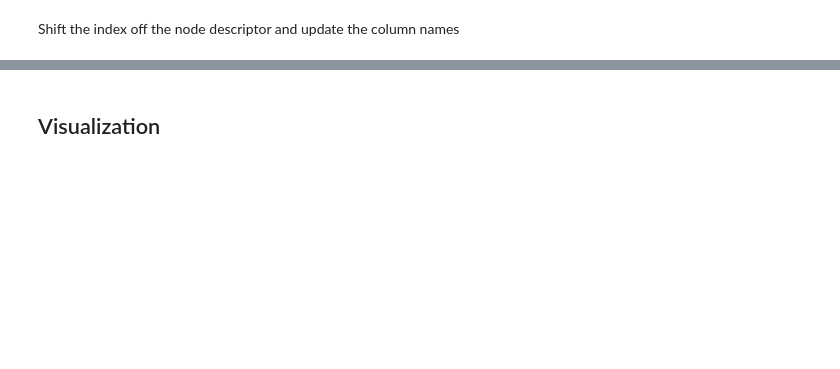
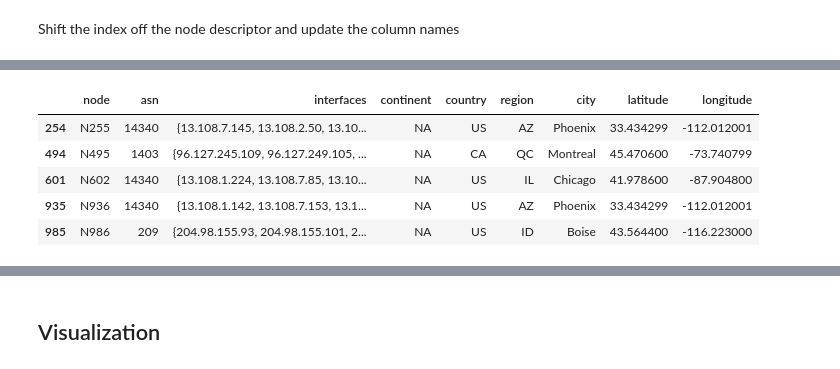
Before and after one commit to auto-d/itdk_eda, a Jupyter notebook: itdk_analysis.ipynb, the cells around one changed output, grey strips where cells are left out. Cells and saved outputs as stored; diff of their text form; code cells hidden in the pictures; blank space fills up the shorter version.

```diff
--- a/itdk_analysis.ipynb
+++ b/itdk_analysis.ipynb
@@ -676,0 +738,9 @@ len(asn_groups)
+# %%
+df_node[df_node['continent'] == 'NA'].head()
+# %% [output]
+|  | node | asn | interfaces | continent | country | region | city | latitude | longitude |
+| 254 | N255 | 14340 | {13.108.7.145, 13.108.2.50, 13.10... | NA | US | AZ | Phoenix | 33.434299 | -112.012001 |
+| 494 | N495 | 1403 | {96.127.245.109, 96.127.249.105, ... | NA | CA | QC | Montreal | 45.470600 | -73.740799 |
+| 601 | N602 | 14340 | {13.108.1.224, 13.108.7.85, 13.10... | NA | US | IL | Chicago | 41.978600 | -87.904800 |
+| 935 | N936 | 14340 | {13.108.1.142, 13.108.7.153, 13.1... | NA | US | AZ | Phoenix | 33.434299 | -112.012001 |
+| 985 | N986 | 209 | {204.98.155.93, 204.98.155.101, 2... | NA | US | ID | Boise | 43.564400 | -116.223000 |
```
Also changed, not shown: parts of 29 cells of this notebook.
